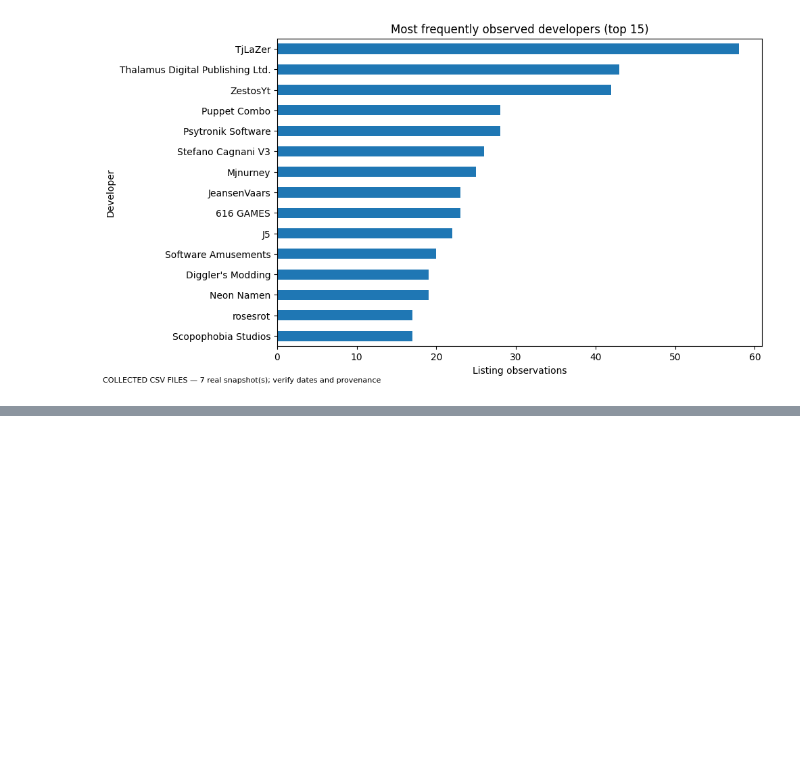
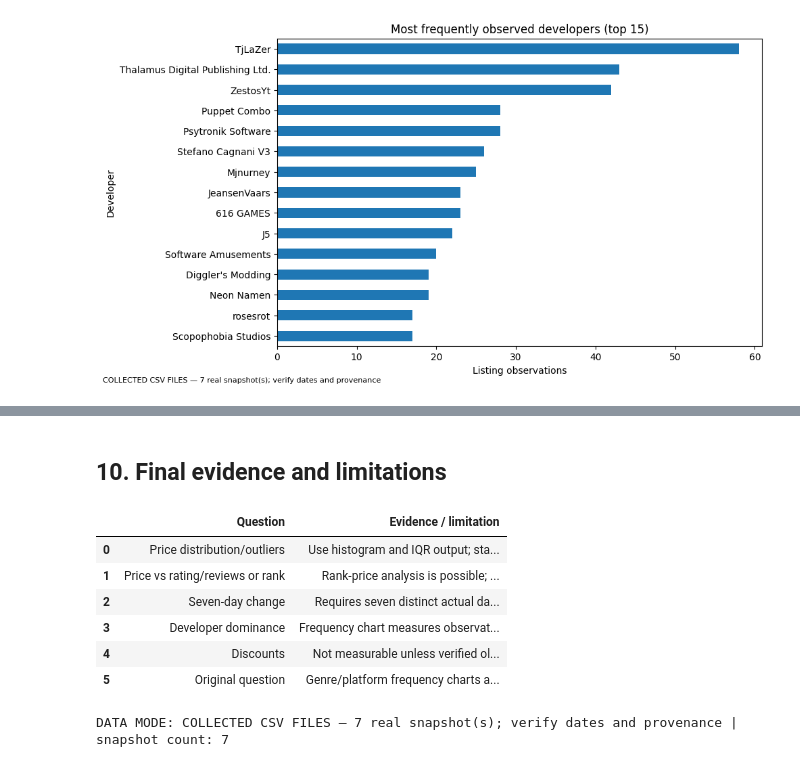
Before and after one commit to cherissaiteriteka32-netizen/Web_scraping_project, a Jupyter notebook: analysis.ipynb, the cells around one changed output, grey strips where cells are left out. Cells and saved outputs as stored; diff of their text form; code cells hidden in the pictures; blank space fills up the shorter version.

Commit message:
analysis

```diff
--- a/analysis.ipynb
+++ b/analysis.ipynb
@@ -167,0 +206,20 @@ else: print('Developer data unavailable.')
+# %% [markdown]
+## 10. Final evidence and limitations
+# %%
+display(pd.DataFrame([
+ ('Price distribution/outliers','Use histogram and IQR output; state real values only.'),
+ ('Price vs rating/reviews or rank','Rank-price analysis is possible; rating/review-count fields are not assigned.'),
+ ('Seven-day change','Requires seven distinct actual dates; use rank movement only when available.'),
+ ('Developer dominance','Frequency chart measures observations in this list, not total market share.'),
+ ('Discounts','Not measurable unless verified old and current prices are collected.'),
+ ('Original question','Genre/platform frequency charts answer which labels appear most often.')],columns=['Question','Evidence / limitation']))
+print('DATA MODE:',DATA_MODE,'| snapshot count:',df.snapshot_date.nunique())
+# %% [output]
+|  | Question | Evidence / limitation |
+| 0 | Price distribution/outliers | Use histogram and IQR output; sta... |
+| 1 | Price vs rating/reviews or rank | Rank-price analysis is possible; ... |
+| 2 | Seven-day change | Requires seven distinct actual da... |
+| 3 | Developer dominance | Frequency chart measures observat... |
+| 4 | Discounts | Not measurable unless verified ol... |
+| 5 | Original question | Genre/platform frequency charts a... |
+DATA MODE: COLLECTED CSV FILES — 7 real snapshot(s); verify dates and provenance | snapshot count: 7
```
Also changed, not shown: parts of 6 cells of this notebook.
